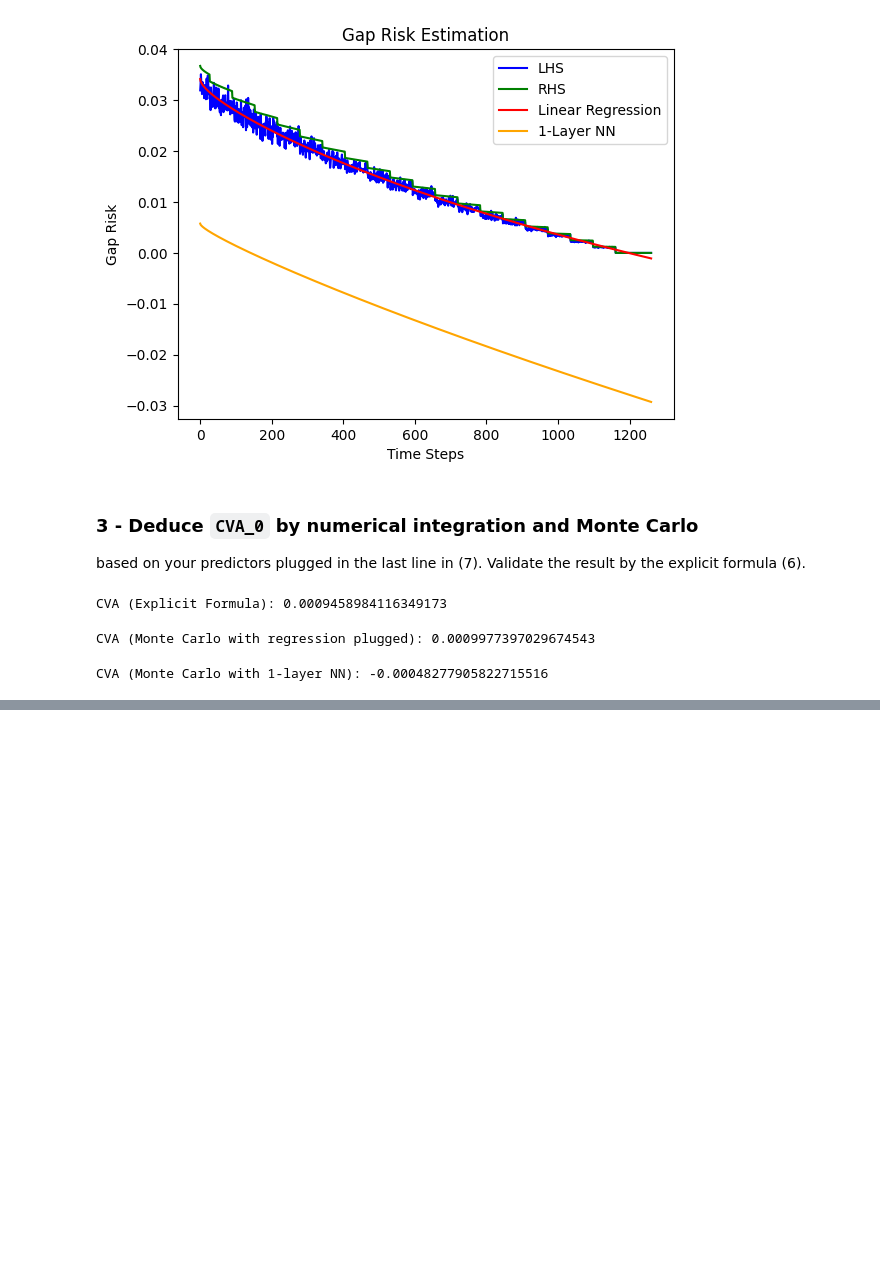
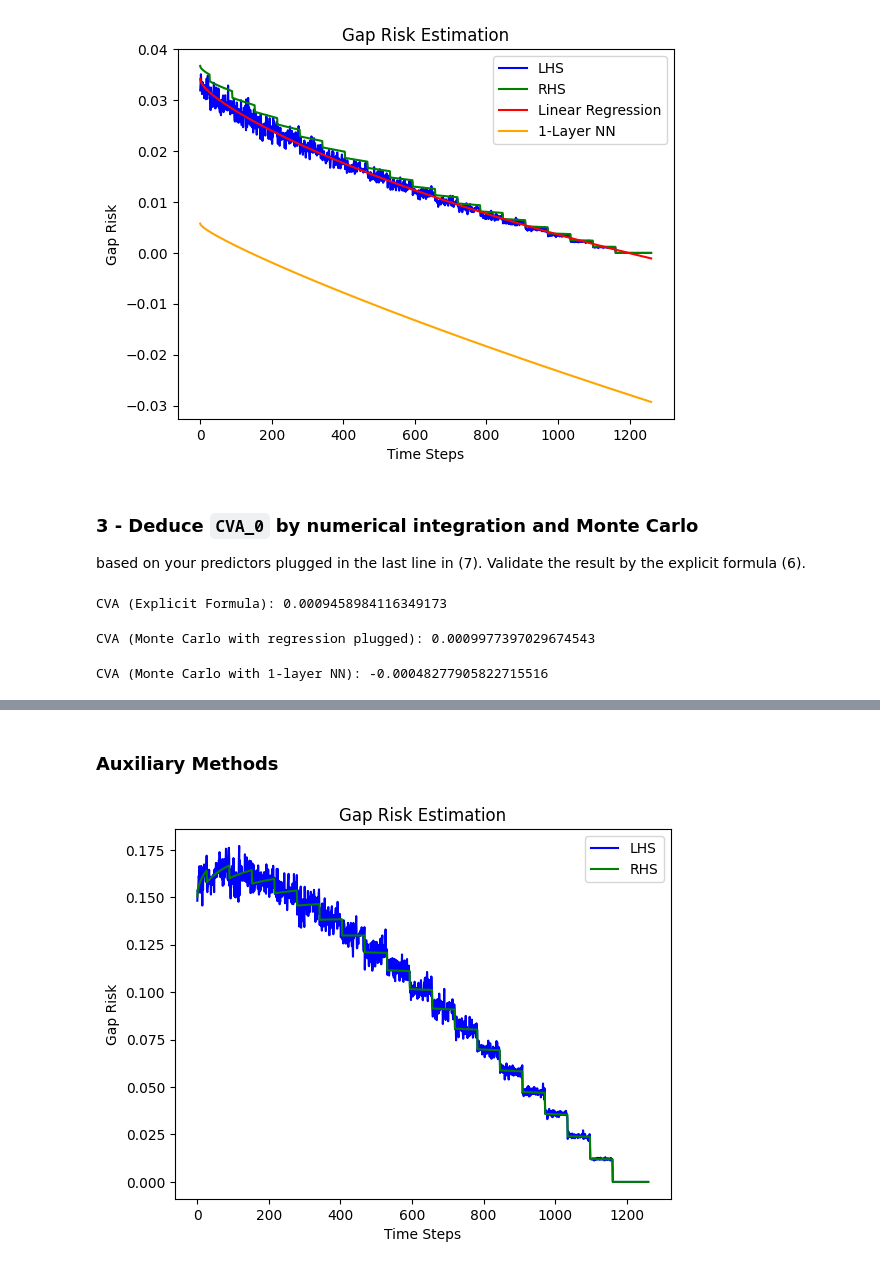
Before and after one commit to Bilg4me/Deep-XVA-Analysis, a Jupyter notebook: notebook.ipynb, the cells around one changed output, grey strips where cells are left out. Cells and saved outputs as stored; diff of their text form; code cells hidden in the pictures; blank space fills up the shorter version.

```diff
--- a/notebook.ipynb
+++ b/notebook.ipynb
@@ -428,0 +610,43 @@ plt.show()
+# %% [markdown]
+### Auxiliary Methods
+# %%
+def B(t, a=0.05):
+    sqrt_delta = np.sqrt(delta)
+    term1 = np.exp(sigma * sqrt_delta * norm.ppf(a) - (sigma**2 / 2) * delta)  # Φ⁻¹(a) est l'inverse de la CDF normale
+    return f(t) * (term1 - 1)
+
+def C(t, a=0.05):
+    sqrt_delta = np.sqrt(delta)
+    term1 = np.exp(sigma * sqrt_delta * norm.pdf(norm.ppf(a)) / (1 - a))
+    term2 = np.exp(sigma * sqrt_delta * norm.ppf(a))
+    exp_term = np.exp(-(sigma**2 / 2) * delta)
+
+    return (1 - a) * f(t) * exp_term * (term1 - term2)
+
+
+# Computing the left-hand side of equation (17)
+def lhs_estimation(t, S_hat_t, a = 0.05, N = 1000):
+    S_hat_t_delta = np.array([ S_hat(delta, S_hat_t) for _ in range(N)])
+    X = S_hat_t_delta - S_hat_t
+    VaR = np.percentile(X, 100 * a)
+    ES = np.mean(X[X > VaR])
+
+    return Nom * (1 - a) * f(t) * (ES - VaR)
+
+# Computing the right-hand side of equation (17)
+def rhs_computation(t, S_hat_t):
+    return Nom * C(t) * S_hat_t
+
+lhs = [ lhs_estimation(t, S_hats[int(t*(1/dt))]) for t in tqdm( time, desc='LHS Estimation') ]
+rhs = [ rhs_computation(t, S_hats[int(t*(1/dt))]) for t in time ]
+# %%
+
+plt.plot(lhs, label='LHS', color='blue')
+plt.plot(rhs, label='RHS', color='green')
+plt.xlabel('Time Steps')
+plt.ylabel('Gap Risk')
+plt.title('Gap Risk Estimation')
+plt.legend()
+plt.show()
+# %% [output]
+[figure, added]
```
Also changed, not shown: parts of 24 cells of this notebook.
